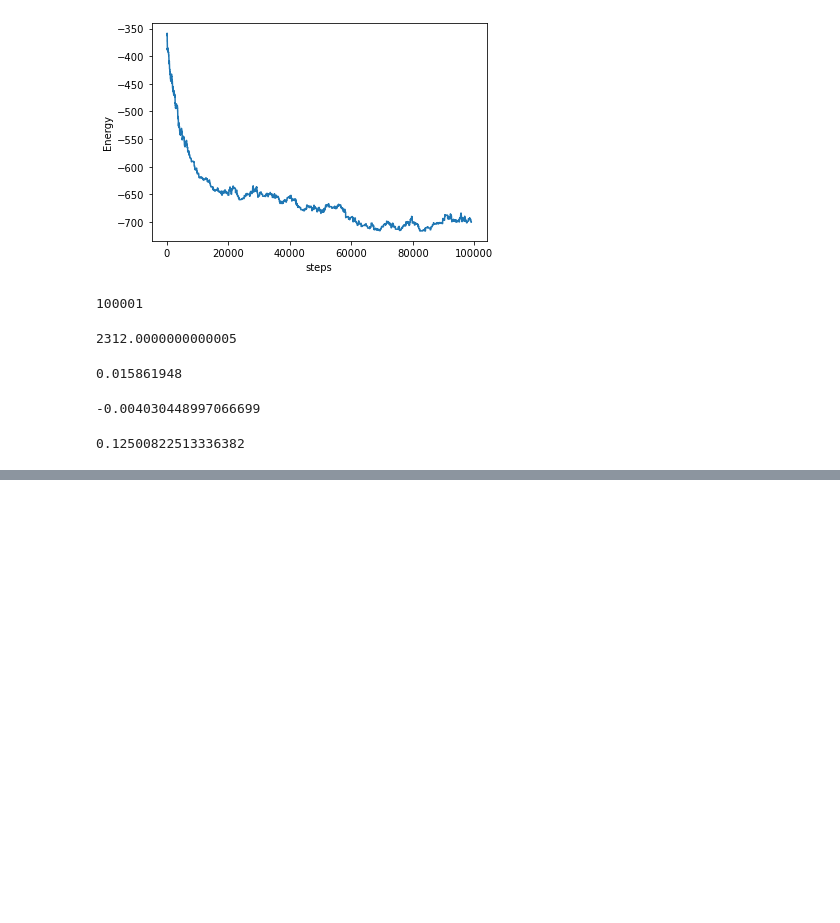
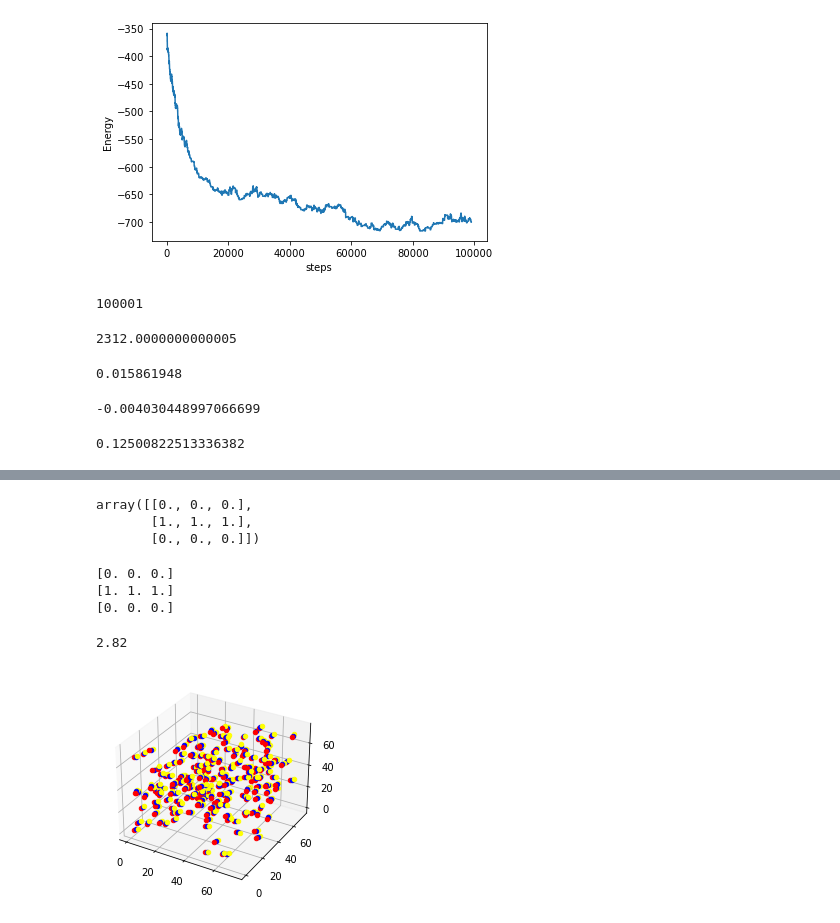
Before and after one commit to varunk122/CBMC_CHAIN_SIMULATION, a Jupyter notebook: test.ipynb, the cells around one changed output, grey strips where cells are left out. Drawn from its saved outputs; the diff is of its cells as text; code cells hidden in the pictures; blank space fills up the shorter version.

```diff
--- a/test.ipynb
+++ b/test.ipynb
@@ -613,0 +695,27 @@ utility.calculate_pressure(positions)
+# %%
+b
+# %% [output]
+array([[0., 0., 0.],
+       [1., 1., 1.],
+       [0., 0., 0.]])
+# %%
+for atom_pos in b:
+    print(atom_pos)
+# %% [output]
+[0. 0. 0.]
+[1. 1. 1.]
+[0. 0. 0.]
+# %%
+from config import *
+
+sigma[1][1]
+# %% [output]
+2.82
+# %%
+import init
+positions = init.init_system(box_length, Npart)
+# %%
+import visualize
+visualize.visualize_propane(positions)
+# %% [output]
+[figure, added]
```
Also changed, not shown: parts of 18 cells of this notebook, 9 other files.
